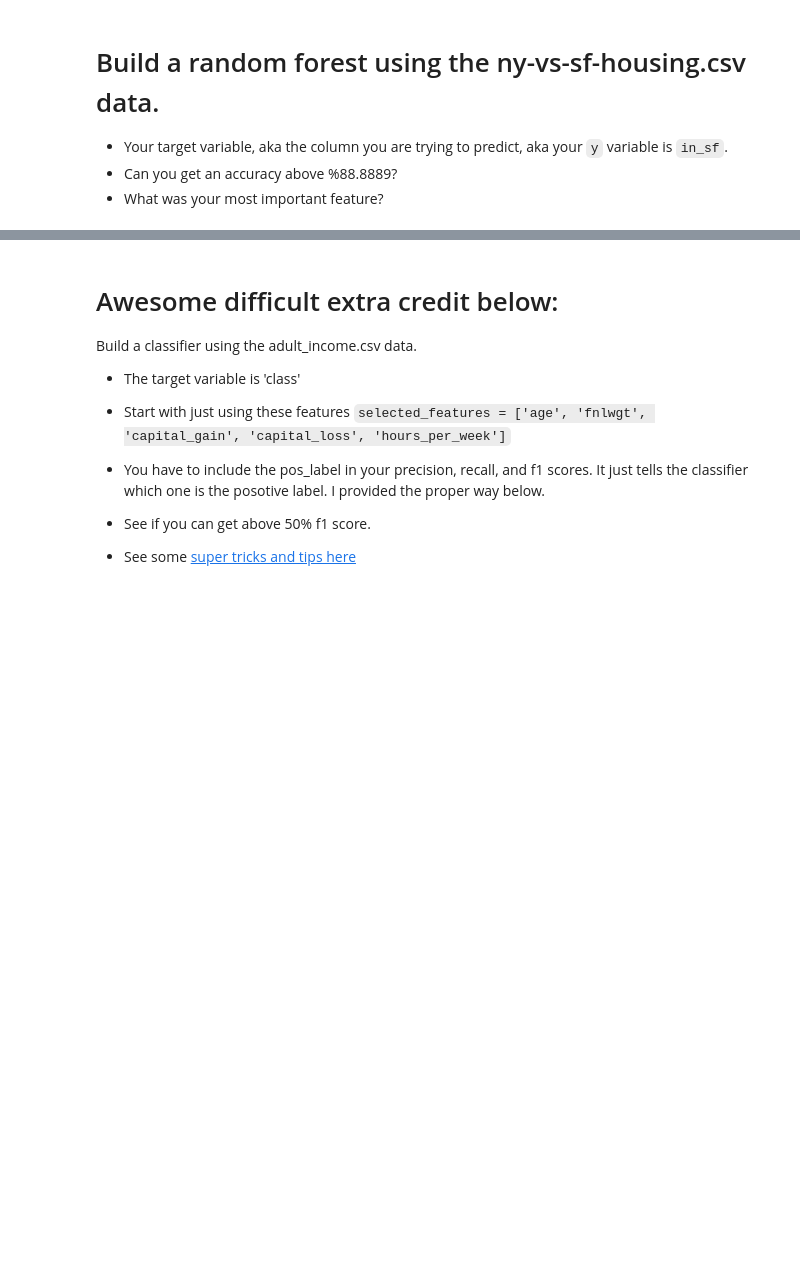
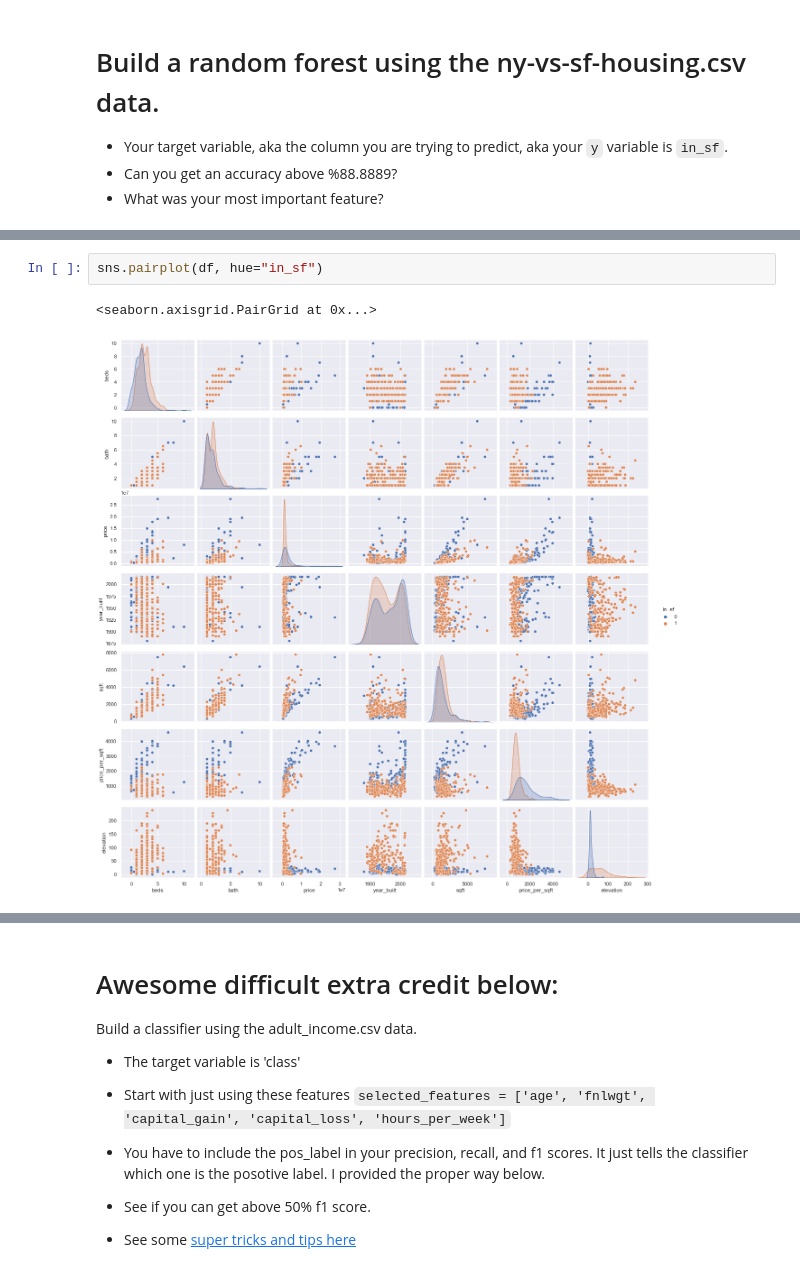
Before and after one commit to NeneWang/2022-fall-data-science, a Jupyter notebook: Week-05-RandomForest/Exercise-RandomForests.ipynb, the cells around one changed output, grey strips where cells are left out. Cells and saved outputs as stored; diff of their text form; blank space fills up the shorter version.

```diff
--- a/Week-05-RandomForest/Exercise-RandomForests.ipynb
+++ b/Week-05-RandomForest/Exercise-RandomForests.ipynb
@@ -383,0 +519,5 @@ df.head()
+# %%
+sns.pairplot(df, hue="in_sf")
+# %% [output]
+<seaborn.axisgrid.PairGrid at 0x...>
+[figure, added]
```
Also changed, not shown: parts of 48 cells of this notebook, 1 other file.
